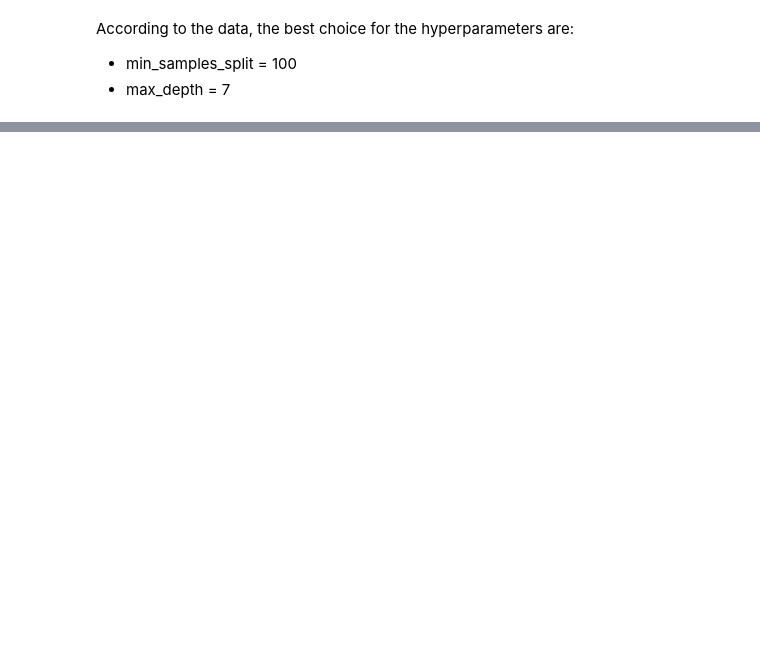
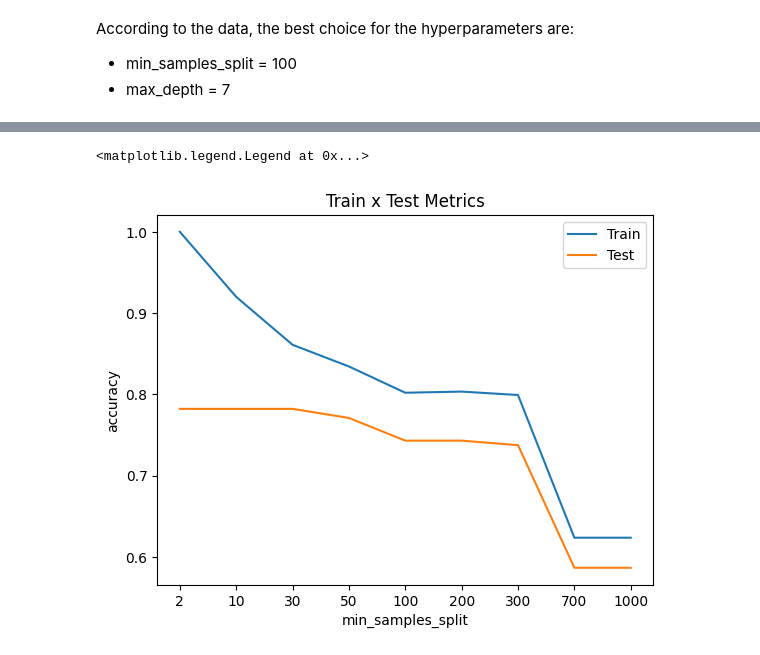
Before and after one commit to bethanysantos/Kaggle--Titanic-Challenge, a Jupyter notebook: titanic model training.ipynb, the cells around one changed output, grey strips where cells are left out. Drawn from its saved outputs; the diff is of its cells as text; code cells hidden in the pictures; blank space fills up the shorter version.

```diff
--- a/titanic model training.ipynb
+++ b/titanic model training.ipynb
@@ -142,0 +166,32 @@ According to the data, the best choice for the hyperparameters are:
+# %%
+min_samples_split_list = [2, 10, 30, 50, 100, 200, 300, 700, 1000]
+    # Note the if numbers are intergers then it is the actual quantity of samples
+    # if its a float, then it represets the percentage of the dataset
+max_depth_list = [2, 3, 4, 5, 7, 8, 10, 12, 16, 32, 64, 100, 150, 200, 250, None]
+n_estimators_list = [10, 50, 100, 500]
+# %%
+# Tuning for n_estimators (number of trees)
+accuracy_list_train = []
+accuracy_list_test = []
+
+for min_samples_split in min_samples_split_list:
+    model = RandomForestClassifier(min_samples_split=min_samples_split,
+                                   random_state=42)
+    model.fit(X_train, y_train)
+    prediction_train = model.predict(X_train) #predicted values for the training set
+    prediction_test = model.predict(X_test) # predicted values for the test set
+    accuracy_train = accuracy_score(prediction_train, y_train)
+    accuracy_test = accuracy_score(prediction_test, y_test)
+    accuracy_list_train.append(accuracy_train)
+    accuracy_list_test.append(accuracy_test)
+
+plt.title('Train x Test Metrics')
+plt.xlabel('min_samples_split')
+plt.ylabel('accuracy')
+plt.xticks(ticks=range(len(min_samples_split_list)), labels=min_samples_split_list)
+plt.plot(accuracy_list_train)
+plt.plot(accuracy_list_test)
+plt.legend(['Train', 'Test'])
+# %% [output]
+<matplotlib.legend.Legend at 0x...>
+[figure, added]
```
Also changed, not shown: parts of 20 cells of this notebook, 3 other files.
